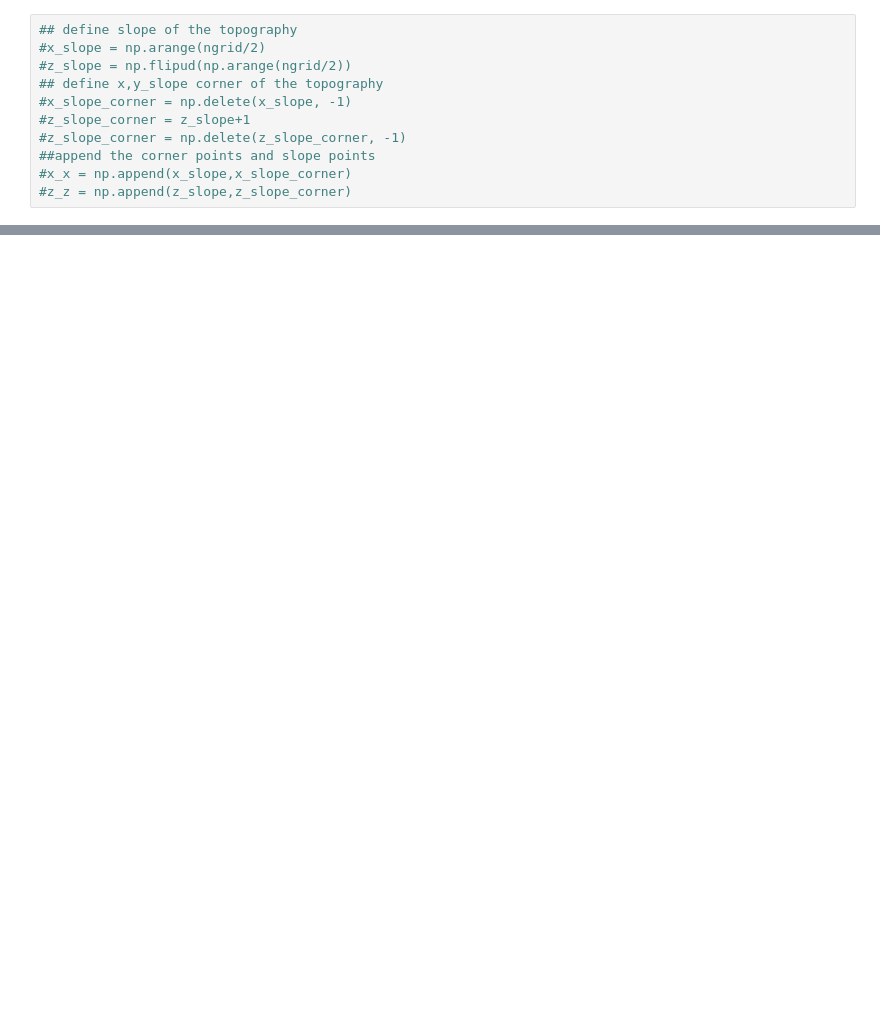
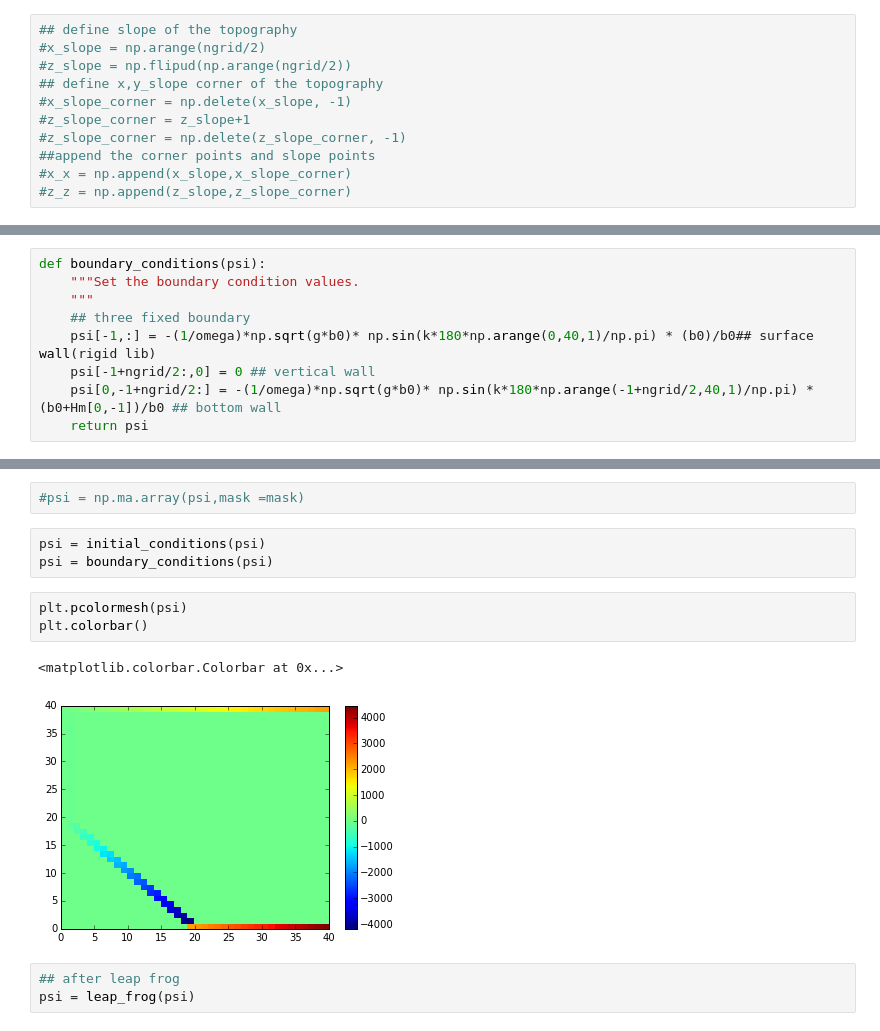
Before and after one commit to jieliu920608/Lab7Assignment, a Jupyter notebook: Project.ipynb, the cells around one changed output, grey strips where cells are left out. Drawn from its saved outputs; the diff is of its cells as text; blank space fills up the shorter version.

```diff
--- a/Project.ipynb
+++ b/Project.ipynb
@@ -113 +119,10 @@ def boundary_conditions(psi, ngrid):
+# %%
+def boundary_conditions(psi):
+    """Set the boundary condition values.
+    """
+    ## three fixed boundary
+    psi[-1,:] = -(1/omega)*np.sqrt(g*b0)* np.sin(k*180*np.arange(0,40,1)/np.pi) * (b0)/b0## surface wall(rigid lib)
+    psi[-1+ngrid/2:,0] = 0 ## vertical wall
+    psi[0,-1+ngrid/2:] = -(1/omega)*np.sqrt(g*b0)* np.sin(k*180*np.arange(-1+ngrid/2,40,1)/np.pi) * (b0+Hm[0,-1])/b0 ## bottom wall
+    return psi
 # %%
@@ -124,0 +154,14 @@ def leap_frog(x_x,z_z,psi):
+# %%
+#psi = np.ma.array(psi,mask =mask)
+# %%
+psi = initial_conditions(psi)
+psi = boundary_conditions(psi)
+# %%
+plt.pcolormesh(psi)
+plt.colorbar()
+# %% [output]
+<matplotlib.colorbar.Colorbar at 0x...>
+[figure, added]
+# %%
+## after leap frog
+psi = leap_frog(psi)
```
Also changed, not shown: parts of 15 cells of this notebook.
